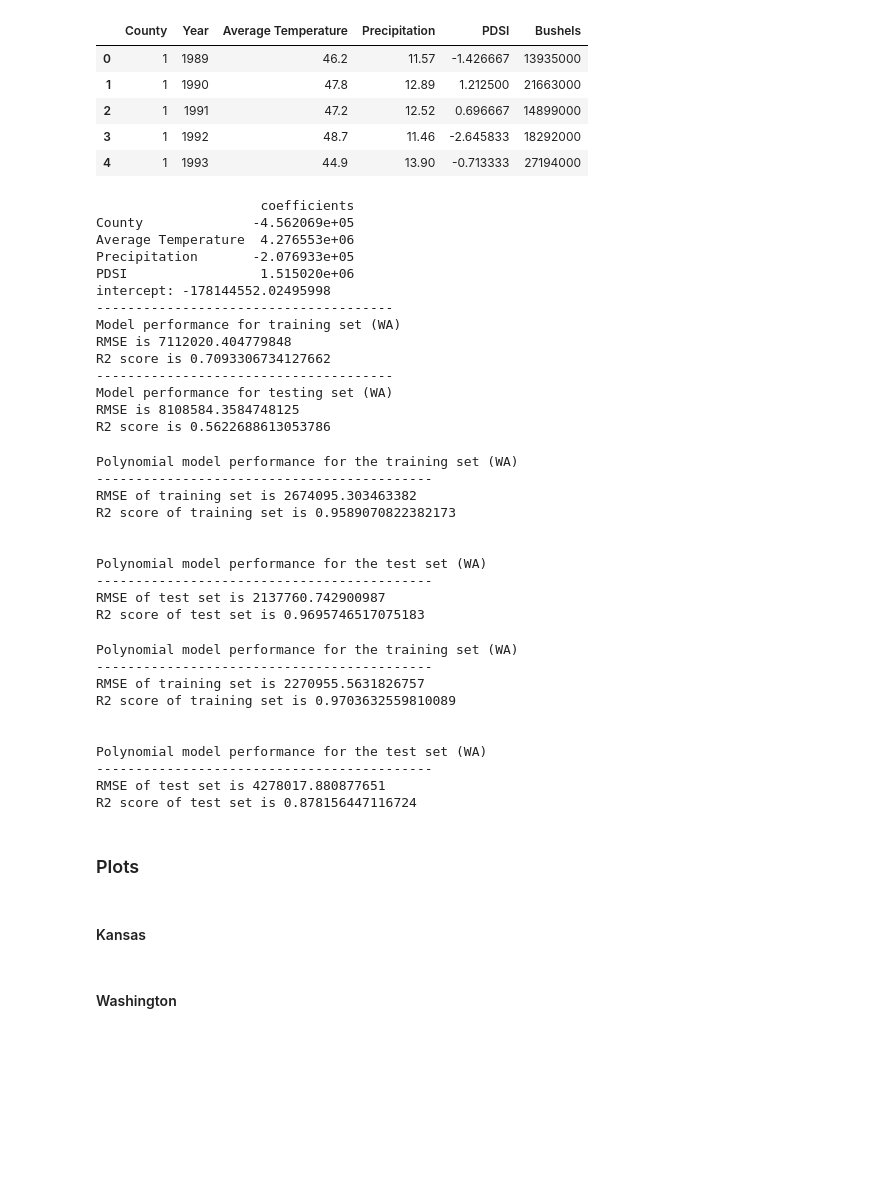
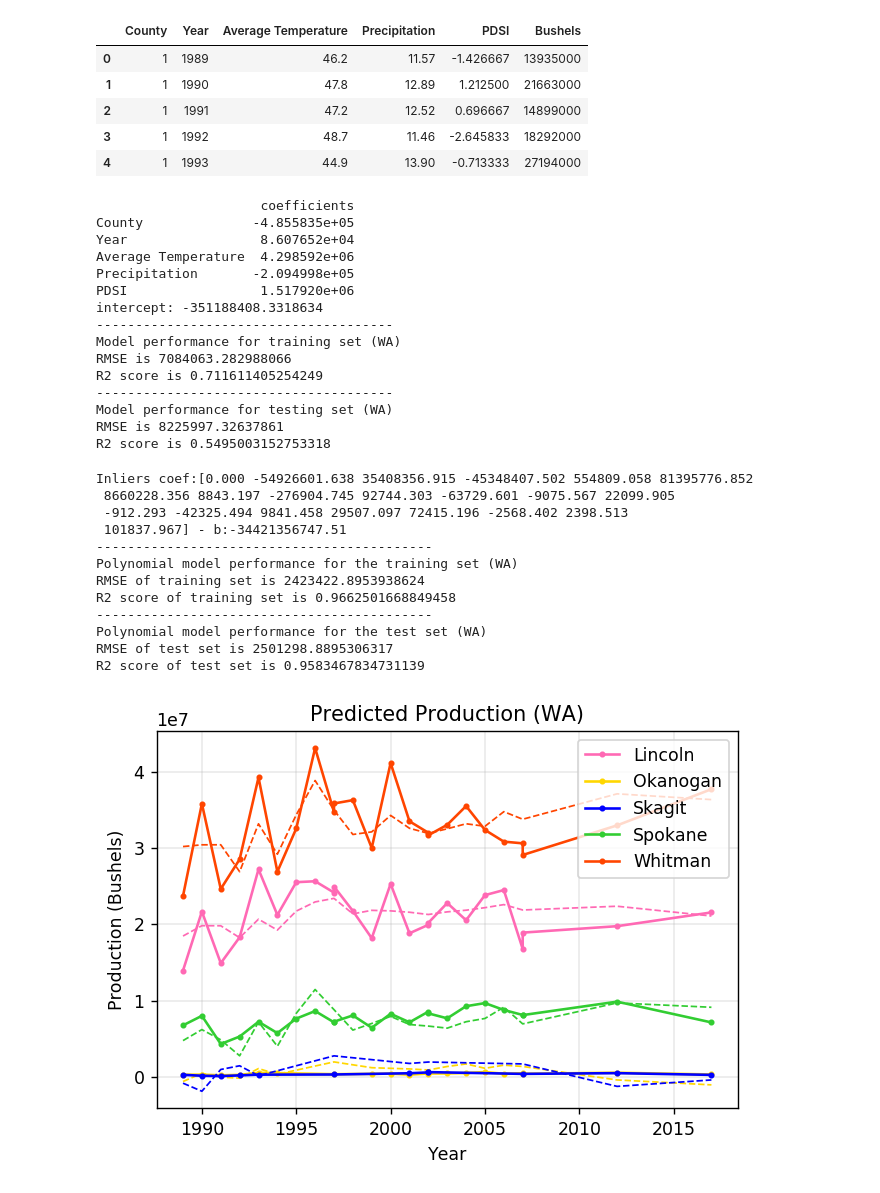
Before and after one commit to asmikumar/wheat-forecasting, a Jupyter notebook: regressions_agriculture.ipynb, the cells around one changed output. Drawn from its saved outputs; the diff is of its cells as text; code cells hidden in the pictures; blank space fills up the shorter version.

```diff
--- a/regressions_agriculture.ipynb
+++ b/regressions_agriculture.ipynb
@@ -461,7 +515,7 @@ agri_climate_rearranged_WA.head()
 | 3 | 1 | 1992 | 48.7 | 11.46 | -2.645833 | 18292000 |
 | 4 | 1 | 1993 | 44.9 | 13.90 | -0.713333 | 27194000 |
 # %%
-X = agri_climate_rearranged_WA[['County', 'Average Temperature', 'Precipitation', 'PDSI']]
+X = agri_climate_rearranged_WA[['County', 'Year', 'Average Temperature', 'Precipitation', 'PDSI']]
 Y = agri_climate_rearranged_WA['Bushels']
 X_train, X_test, Y_train, Y_test = train_test_split(X, Y, test_size = 0.2, random_state=5)
 lin_model = LinearRegression()
@@ -494,17 +548,18 @@ print('RMSE is {}'.format(rmse))
 print('R2 score is {}'.format(r2))
 # %% [output]
                      coefficients
-County              -4.562069e+05
-Average Temperature  4.276553e+06
-Precipitation       -2.076933e+05
-PDSI                 1.515020e+06
-intercept: -178144552.02495998
+County              -4.855835e+05
+Year                 8.607652e+04
+Average Temperature  4.298592e+06
+Precipitation       -2.094998e+05
+PDSI                 1.517920e+06
+intercept: -351188408.3318634
 --------------------------------------
 Model performance for training set (WA)
-RMSE is 7112020.404779848
-R2 score is 0.7093306734127662
+RMSE is 7084063.282988066
+R2 score is 0.711611405254249
 --------------------------------------
 Model performance for testing set (WA)
-RMSE is 8108584.3584748125
-R2 score is 0.5622688613053786
+RMSE is 8225997.32637861
+R2 score is 0.5495003152753318
 # %%
@@ -547,32 +663,16 @@ def create_polynomial_regression_model(degree):
 # %%
-create_polynomial_regression_model(2)
+create_polynomial_regression_model_WA(2)
 # %% [output]
+Inliers coef:[0.000 -54926601.638 35408356.915 -45348407.502 554809.058 81395776.852
+ 8660228.356 8843.197 -276904.745 92744.303 -63729.601 -9075.567 22099.905
+ -912.293 -42325.494 9841.458 29507.097 72415.196 -2568.402 2398.513
+ 101837.967] - b:-34421356747.51
+-------------------------------------------
 Polynomial model performance for the training set (WA)
+RMSE of training set is 2423422.8953938624
+R2 score of training set is 0.9662501668849458
 -------------------------------------------
-RMSE of training set is 2674095.303463382
-R2 score of training set is 0.9589070822382173
-
-
 Polynomial model performance for the test set (WA)
--------------------------------------------
-RMSE of test set is 2137760.742900987
-R2 score of test set is 0.9695746517075183
+RMSE of test set is 2501298.8895306317
+R2 score of test set is 0.9583467834731139
+[figure, added]
-# %%
-create_polynomial_regression_model(3)
-# %% [output]
-Polynomial model performance for the training set (WA)
--------------------------------------------
-RMSE of training set is 2270955.5631826757
-R2 score of training set is 0.9703632559810089
-
-
-Polynomial model performance for the test set (WA)
--------------------------------------------
-RMSE of test set is 4278017.880877651
-R2 score of test set is 0.878156447116724
-# %% [markdown]
-### Plots
-# %% [markdown]
-#### Kansas
-# %% [markdown]
-#### Washington
```
Also changed, not shown: parts of 7 cells of this notebook.
